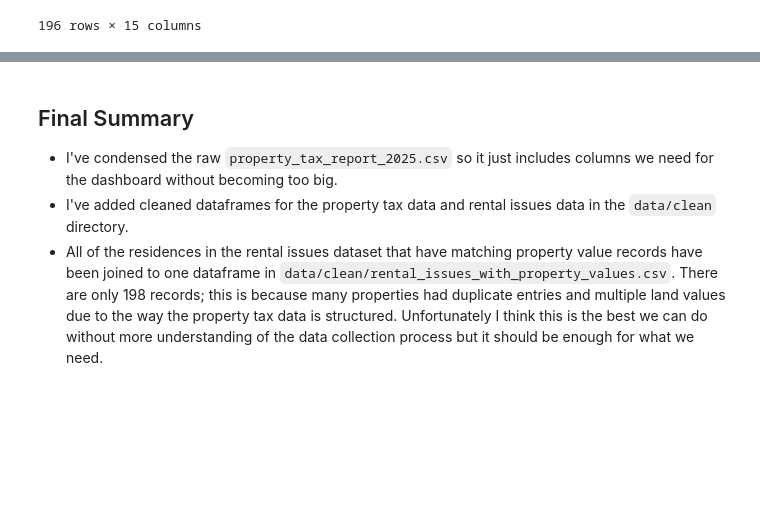
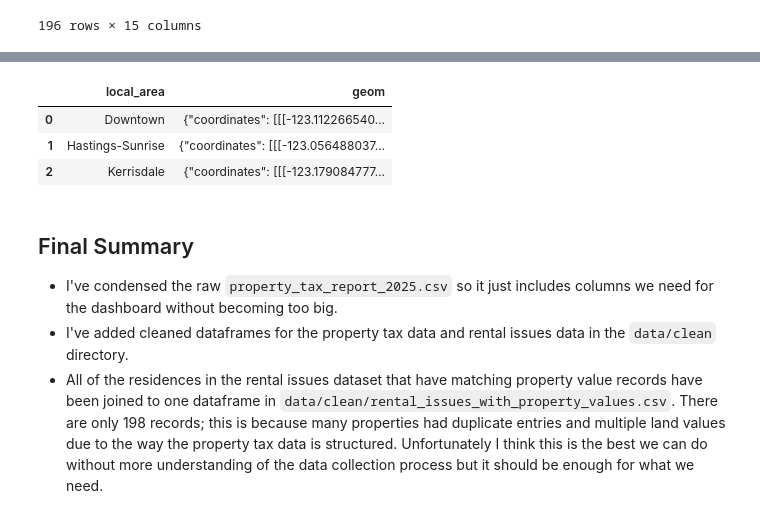
Before and after one commit to UBC-MDS/DSCI-532_2025_8_rental-issue-tracker, a Jupyter notebook: notebooks/data_cleaning.ipynb, the cells around one changed output, grey strips where cells are left out. Cells and saved outputs as stored; diff of their text form; code cells hidden in the pictures; blank space fills up the shorter version.

```diff
--- a/notebooks/data_cleaning.ipynb
+++ b/notebooks/data_cleaning.ipynb
@@ -225,0 +232,11 @@ joined_df.to_csv(output_dir+'rentals_with_property_value.csv')
+# %%
+area_boundary_fname = 'local-area-boundary.csv'
+boundary_df = pd.read_csv(data_path+area_boundary_fname,sep=';',usecols=[0,1])
+
+boundary_df.columns = ['local_area','geom']
+boundary_df.head(3)
+# %% [output]
+|  | local_area | geom |
+| 0 | Downtown | {"coordinates": [[[-123.112266540... |
+| 1 | Hastings-Sunrise | {"coordinates": [[[-123.056488037... |
+| 2 | Kerrisdale | {"coordinates": [[[-123.179084777... |
```
Also changed, not shown: parts of 5 cells of this notebook, 2 other files.
